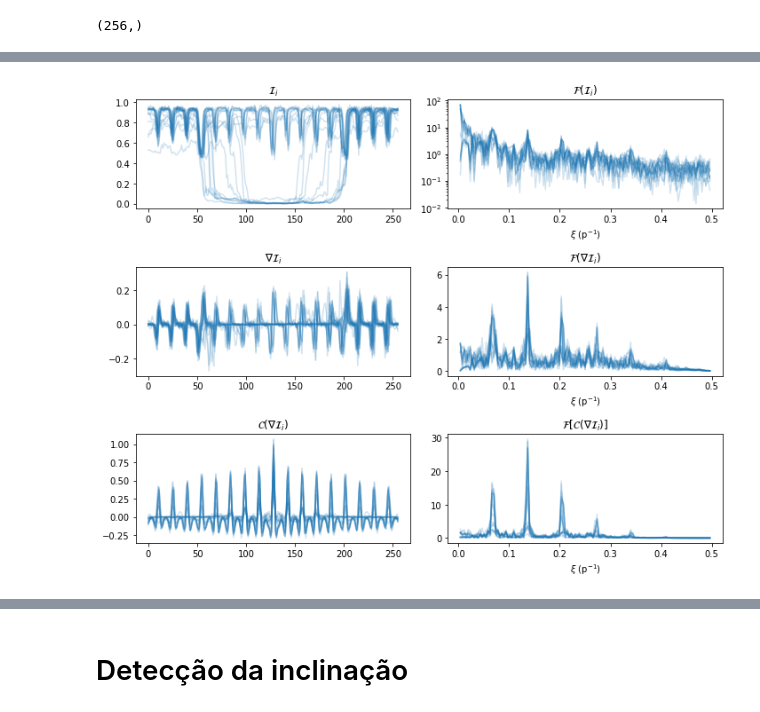
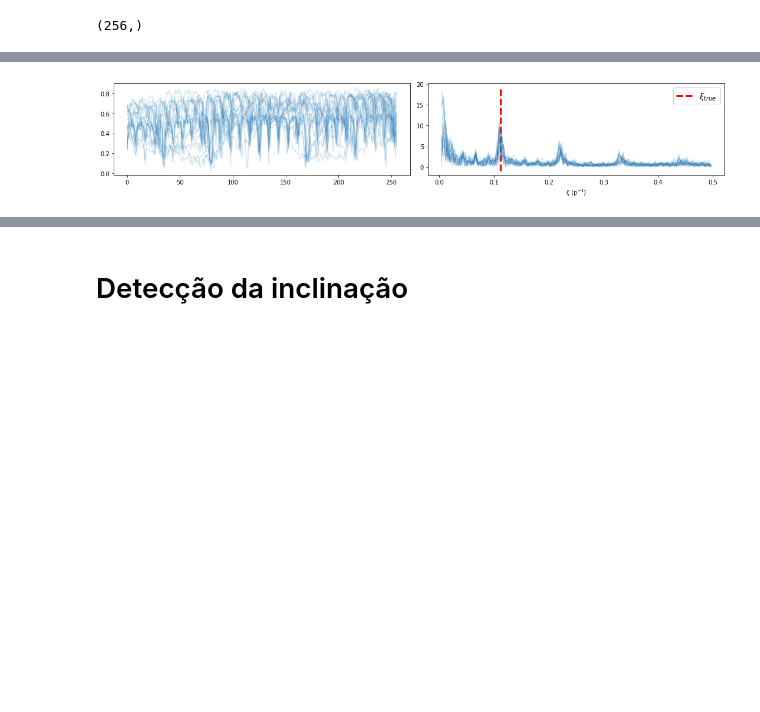
Before and after one commit to JairoSSantos/PAC-project, a Jupyter notebook: cnn/notebooks/scale-detection.ipynb, the cells around one changed output, grey strips where cells are left out. Cells and saved outputs as stored; diff of their text form; code cells hidden in the pictures; blank space fills up the shorter version.

```diff
--- a/cnn/notebooks/scale-detection.ipynb
+++ b/cnn/notebooks/scale-detection.ipynb
@@ -55,24 +61,24 @@ freqs.shape
+# %%
+def plot_on(axs, xy, *args, **kwargs):
+    for ax, (x, y) in zip(axs, xy):
+        ax.plot(x, y, *args, **kwargs)
+
+def plot_step(inpt, func):
+    fig, axs = plt.subplots(1, 2, figsize=(15, 3))
+
+    pattern = np.random.randint(0, inpt.shape[0], 20)
+    plot_on(axs.flat, [
+        [range(inpt.shape[1]), inpt[pattern].T],
+        [freqs[pos], np.apply_along_axis(lambda x: func(x)[pos], 1, inpt[pattern]).T]
+    ], 'C0-', alpha=0.2)
+
+    axs[1].vlines(np.sqrt(St), *axs[1].get_ylim(), color='r', lw=3, ls='dashed', label=r'$\xi_{true}$')
+    axs[1].legend(fontsize=14)
+
+    axs[1].set_xlabel(r'$\xi$ (p$^{-1}$)')
+    fig.tight_layout()
+    plt.show()
 # %%
-fig, axs = plt.subplots(3, 2, figsize=(10, 8))
-
-axs[0, 0].set_title(r'$\mathcal{I}_i$')
-axs[0, 1].set_title(r'$\mathcal{F}(\mathcal{I}_i)$')
-axs[1, 0].set_title(r'$\nabla \mathcal{I}_i$')
-axs[1, 1].set_title(r'$\mathcal{F}(\nabla \mathcal{I}_i)$')
-axs[2, 0].set_title(r'$\mathcal{C}(\nabla \mathcal{I}_i)$')
-axs[2, 1].set_title(r'$\mathcal{F}[\mathcal{C}(\nabla \mathcal{I}_i)]$')
-
-Iy = np.gradient(I)[1]
-for i in np.random.randint(0, I.shape[0], 20):
-    axs[0, 0].plot(I[i], 'C0-', alpha=0.2)
-    axs[0, 1].semilogy(freqs[loc], FFT(I[i])[loc], 'C0-', alpha=0.2)
-    axs[1, 0].plot(Iy[i], 'C0-', alpha=0.2)
-    axs[1, 1].plot(freqs[loc], FFT(Iy[i])[loc], 'C0-', alpha=0.2)
-    axs[2, 0].plot(Cxx(Iy[i]), 'C0-', alpha=0.2)
-    axs[2, 1].plot(freqs[loc], FFT(Cxx(Iy[i]))[loc], 'C0-', alpha=0.2)
-
-for ax in axs[:, 1]: ax.set_xlabel(r'$\xi$ (p$^{-1}$)')
-fig.tight_layout()
-plt.show()
+plot_step(I, FFT)
 # %% [output]
-[figure, old version]
+[figure, new version]
```
Also changed, not shown: parts of 38 cells of this notebook, 1 other file.
